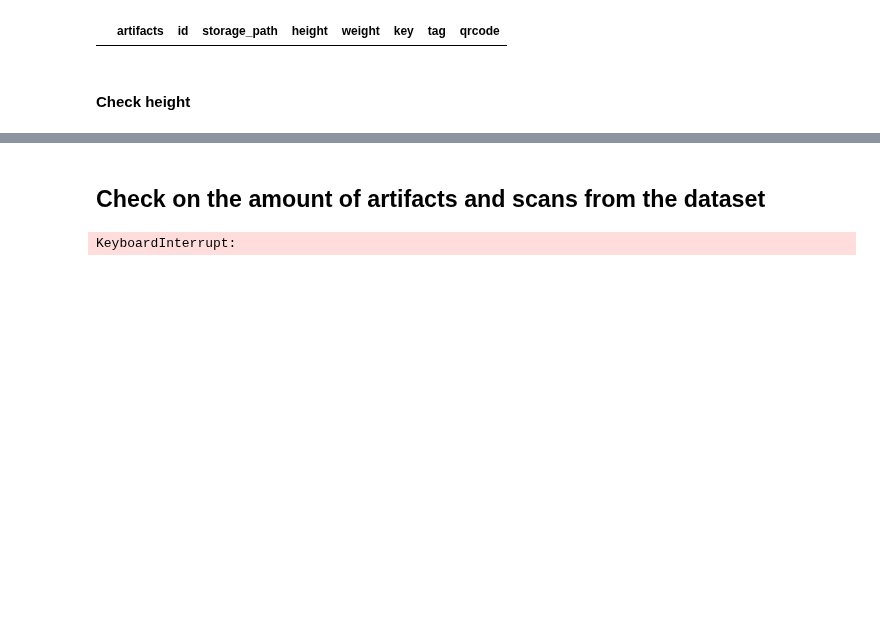
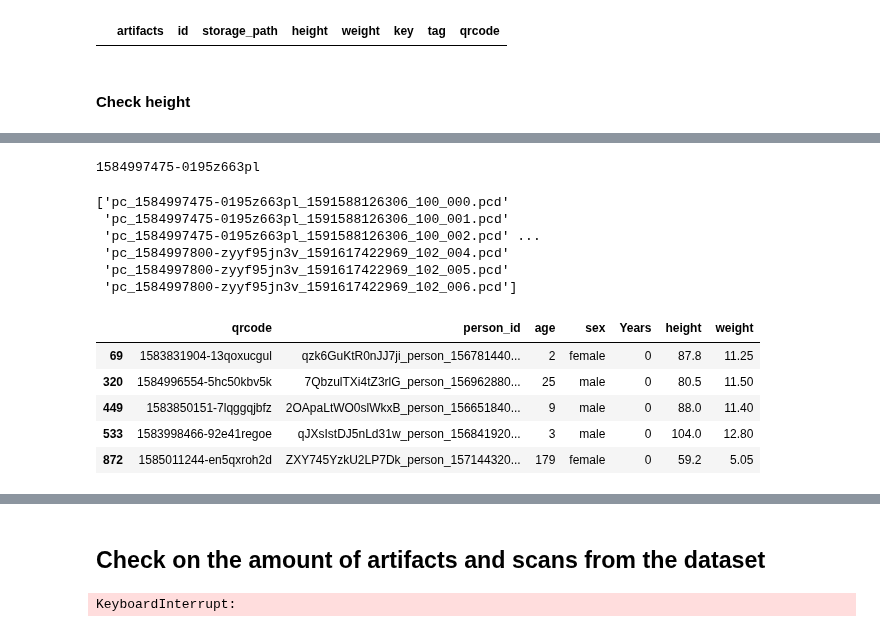
Before and after one commit to Welthungerhilfe/cgm-ml, a Jupyter notebook: src/data_utils/dataset_EDA/anon-depthmaps-56k/EDA_anon-depthmaps-56k.ipynb, the cells around one changed output, grey strips where cells are left out. Drawn from its saved outputs; the diff is of its cells as text; code cells hidden in the pictures; blank space fills up the shorter version.

```diff
--- a/src/data_utils/dataset_EDA/anon-depthmaps-56k/EDA_anon-depthmaps-56k.ipynb
+++ b/src/data_utils/dataset_EDA/anon-depthmaps-56k/EDA_anon-depthmaps-56k.ipynb
@@ -283,0 +326,23 @@ Number of unusual height artifacts, duplicates dropped:  3
+# %%
+print(artifacts.qrcode[0])
+# %% [output]
+1584997475-0195z663pl
+# %%
+####GET QR CODE OUT HERE!
+print(artifacts.artifacts.values)
+# %% [output]
+['pc_1584997475-0195z663pl_1591588126306_100_000.pcd'
+ 'pc_1584997475-0195z663pl_1591588126306_100_001.pcd'
+ 'pc_1584997475-0195z663pl_1591588126306_100_002.pcd' ...
+ 'pc_1584997800-zyyf95jn3v_1591617422969_102_004.pcd'
+ 'pc_1584997800-zyyf95jn3v_1591617422969_102_005.pcd'
+ 'pc_1584997800-zyyf95jn3v_1591617422969_102_006.pcd']
+# %%
+unusual_age_drop_dupl.head()
+# %% [output]
+|  | qrcode | person_id | age | sex | Years | height | weight |
+| 69 | 1583831904-13qoxucgul | qzk6GuKtR0nJJ7ji_person_156781440... | 2 | female | 0 | 87.8 | 11.25 |
+| 320 | 1584996554-5hc50kbv5k | 7QbzulTXi4tZ3rlG_person_156962880... | 25 | male | 0 | 80.5 | 11.50 |
+| 449 | 1583850151-7lqggqjbfz | 2OApaLtWO0slWkxB_person_156651840... | 9 | male | 0 | 88.0 | 11.40 |
+| 533 | 1583998466-92e41regoe | qJXsIstDJ5nLd31w_person_156841920... | 3 | male | 0 | 104.0 | 12.80 |
+| 872 | 1585011244-en5qxroh2d | ZXY745YzkU2LP7Dk_person_157144320... | 179 | female | 0 | 59.2 | 5.05 |
```
Also changed, not shown: parts of 14 cells of this notebook, 4 other files.
